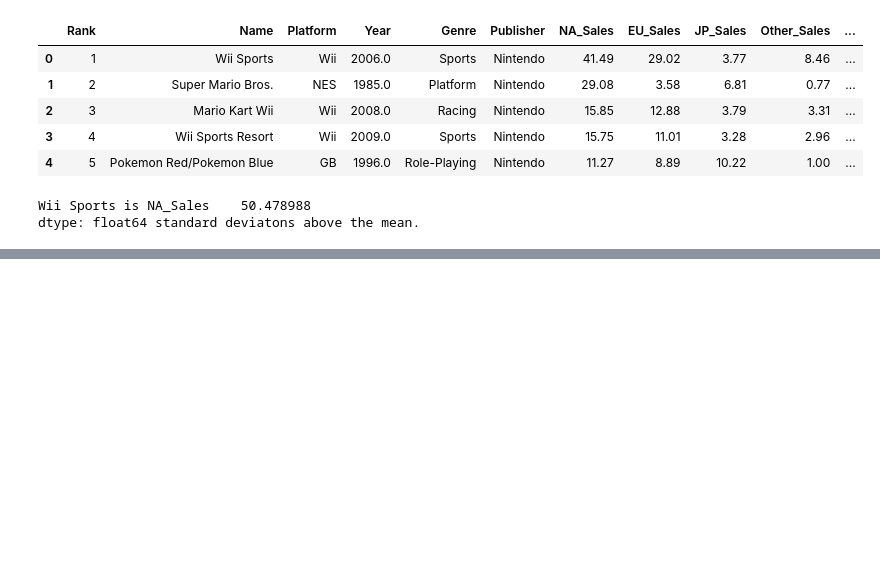
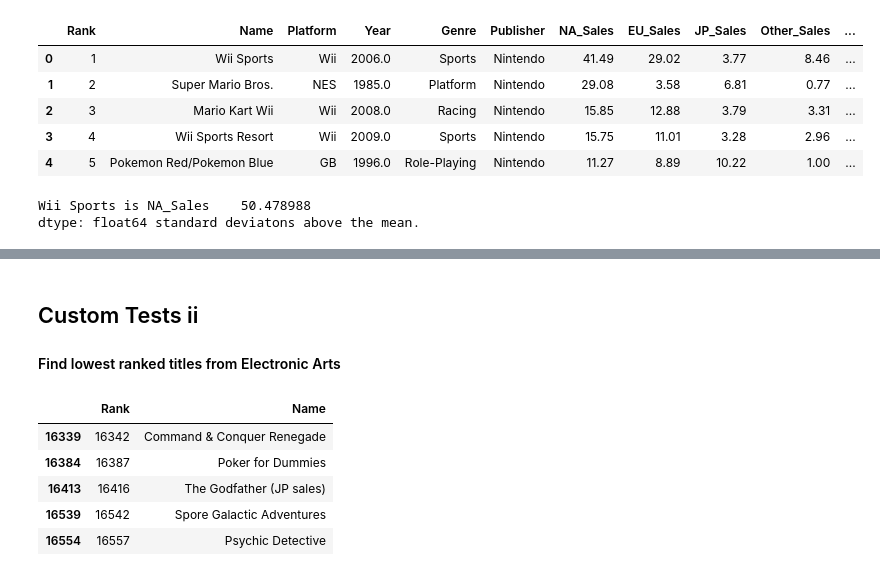
Before and after one commit to keitheck/data-science, a Jupyter notebook: vg-stats.ipynb, the cells around one changed output, grey strips where cells are left out. Drawn from its saved outputs; the diff is of its cells as text; code cells hidden in the pictures; blank space fills up the shorter version.

```diff
--- a/vg-stats.ipynb
+++ b/vg-stats.ipynb
@@ -90,0 +133,13 @@ dtype: float64 standard deviatons above the mean.
+# %% [markdown]
+## Custom Tests ii
+#### Find lowest ranked titles from Electronic Arts
+# %%
+EA = dataset[dataset.Publisher == 'Electronic Arts']
+EA[['Rank', 'Name']].sort_values('Rank').tail(5)
+# %% [output]
+|  | Rank | Name |
+| 16339 | 16342 | Command & Conquer Renegade |
+| 16384 | 16387 | Poker for Dummies |
+| 16413 | 16416 | The Godfather (JP sales) |
+| 16539 | 16542 | Spore Galactic Adventures |
+| 16554 | 16557 | Psychic Detective |
```
Also changed, not shown: parts of 9 cells of this notebook, 2 other files.
